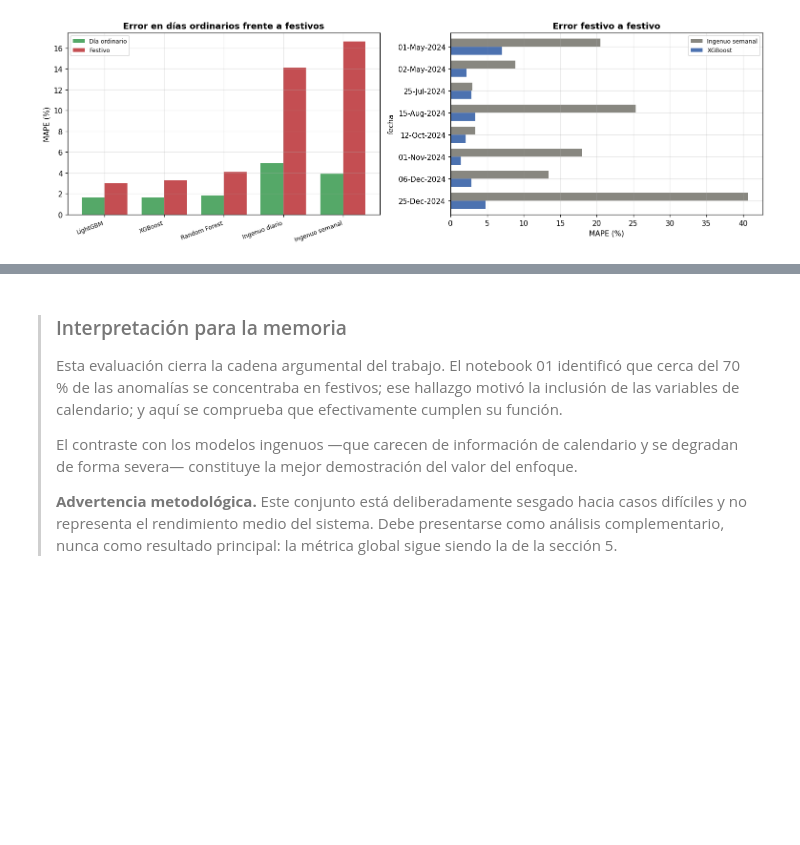
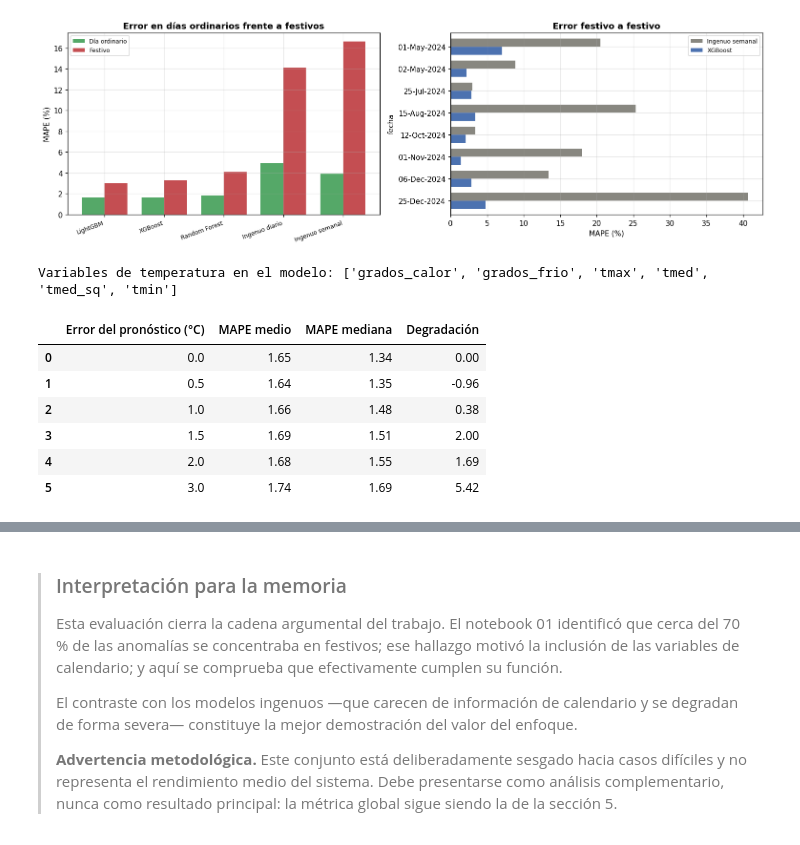
Before and after one commit to Rober-GP/tfm-prediccion-demanda-energetica, a Jupyter notebook: notebooks/03_modelado_ml_v2.ipynb, the cells around one changed output, grey strips where cells are left out. Saved outputs shown, nothing was run; the diff lists cells and outputs as text; code cells hidden in the pictures; blank space fills up the shorter version.

```diff
--- a/notebooks/03_modelado_ml_v2.ipynb
+++ b/notebooks/03_modelado_ml_v2.ipynb
@@ -1044,3 +1044,83 @@ festivos_tabla.to_csv(DIR_RESULTADOS / "festivos_detalle.csv", index=False)
 # %% [output]
   guardada -> 19_evaluacion_festivos.png
 [figure]
+# %%
+# ═══════════════════════════════════════════════════════════════════════════
+# 7.3.1 — Sensibilidad al error del pronóstico meteorológico
+# ═══════════════════════════════════════════════════════════════════════════
+COLS_TEMP = [c for c in SEGURAS
+             if c in ("tmed", "tmax", "tmin", "tmed_sq",
+                      "grados_frio", "grados_calor")]
+
+if not COLS_TEMP:
+    print("El modelo no emplea variables de temperatura: el punto no aplica.")
+else:
+    print(f"Variables de temperatura en el modelo: {COLS_TEMP}\n")
+
+    MODELO_SENS = tabla_ml.index[0]
+    ERRORES = [0.0, 0.5, 1.0, 1.5, 2.0, 3.0]   # desviación típica, en grados
+
+    def perturbar(X, desviacion, generador):
+        """Aplica un sesgo constante por día, como un error de previsión real."""
+        if desviacion == 0:
+            return X
+        Z = X.copy()
+        sesgo = generador.normal(0, desviacion)
+        for c in ("tmed", "tmax", "tmin"):
+            if c in Z.columns:
+                Z[c] = Z[c] + sesgo
+        if "tmed" in Z.columns:
+            if "tmed_sq" in Z.columns:
+                Z["tmed_sq"] = Z["tmed"] ** 2
+            if "grados_frio" in Z.columns:
+                Z["grados_frio"] = (18 - Z["tmed"]).clip(lower=0)
+            if "grados_calor" in Z.columns:
+                Z["grados_calor"] = (Z["tmed"] - 22).clip(lower=0)
+        return Z
+
+    # Se entrena UNA vez por ventana y se reutiliza el modelo en todos los
+    # escenarios: el ajuste domina el coste y predecir es barato.
+    #
+    # Cada nivel de error se repite N_REP veces. Con una sola realización el
+    # azar del sesgo domina sobre el efecto que se pretende medir, y la serie
+    # resultante no es ni siquiera monótona.
+    N_REP = 25
+
+    resultados_sens = {e: [] for e in ERRORES}
+    gen = np.random.default_rng(42)
+
+    for a, b in VENTANAS:
+        Xtr, ytr = df[SEGURAS].iloc[:a], y.iloc[:a]
+        valido = Xtr.notna().all(axis=1) & ytr.notna()
+        m = MODELOS[MODELO_SENS]()
+        m.fit(Xtr[valido], ytr[valido])
+
+        Xte, yte = df[SEGURAS].iloc[a:b], y.iloc[a:b]
+        for err in ERRORES:
+            reps = 1 if err == 0 else N_REP
+            apes = [
+                np.mean(np.abs(
+                    (yte.values - m.predict(perturbar(Xte, err, gen)))
+                    / yte.values)) * 100
+                for _ in range(reps)
+            ]
+            resultados_sens[err].append(np.mean(apes))
+
+    sens = pd.DataFrame({
+        "Error del pronóstico (°C)": ERRORES,
+        "MAPE medio":   [np.mean(resultados_sens[e]) for e in ERRORES],
+        "MAPE mediana": [np.median(resultados_sens[e]) for e in ERRORES],
+    })
+    ref = sens.loc[0, "MAPE medio"]
+    sens["Degradación"] = (sens["MAPE medio"] / ref - 1) * 100
+
+    display(sens.round(2))
+# %% [output]
+Variables de temperatura en el modelo: ['grados_calor', 'grados_frio', 'tmax', 'tmed', 'tmed_sq', 'tmin']
+|  | Error del pronóstico (°C) | MAPE medio | MAPE mediana | Degradación |
+| 0 | 0.0 | 1.65 | 1.34 | 0.00 |
+| 1 | 0.5 | 1.64 | 1.35 | -0.96 |
+| 2 | 1.0 | 1.66 | 1.48 | 0.38 |
+| 3 | 1.5 | 1.69 | 1.51 | 2.00 |
+| 4 | 2.0 | 1.68 | 1.55 | 1.69 |
+| 5 | 3.0 | 1.74 | 1.69 | 5.42 |
```
Also changed, not shown: parts of 2 cells of this notebook, 2 other files.
